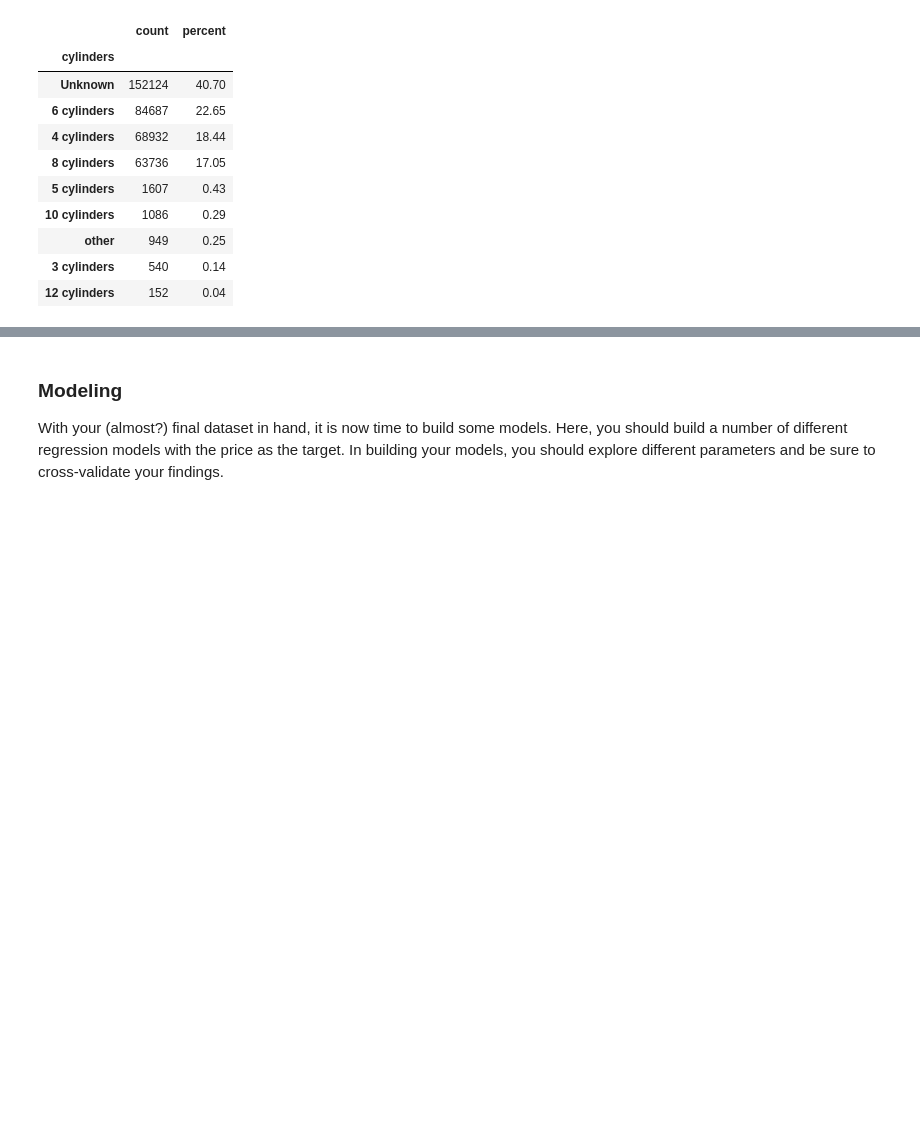
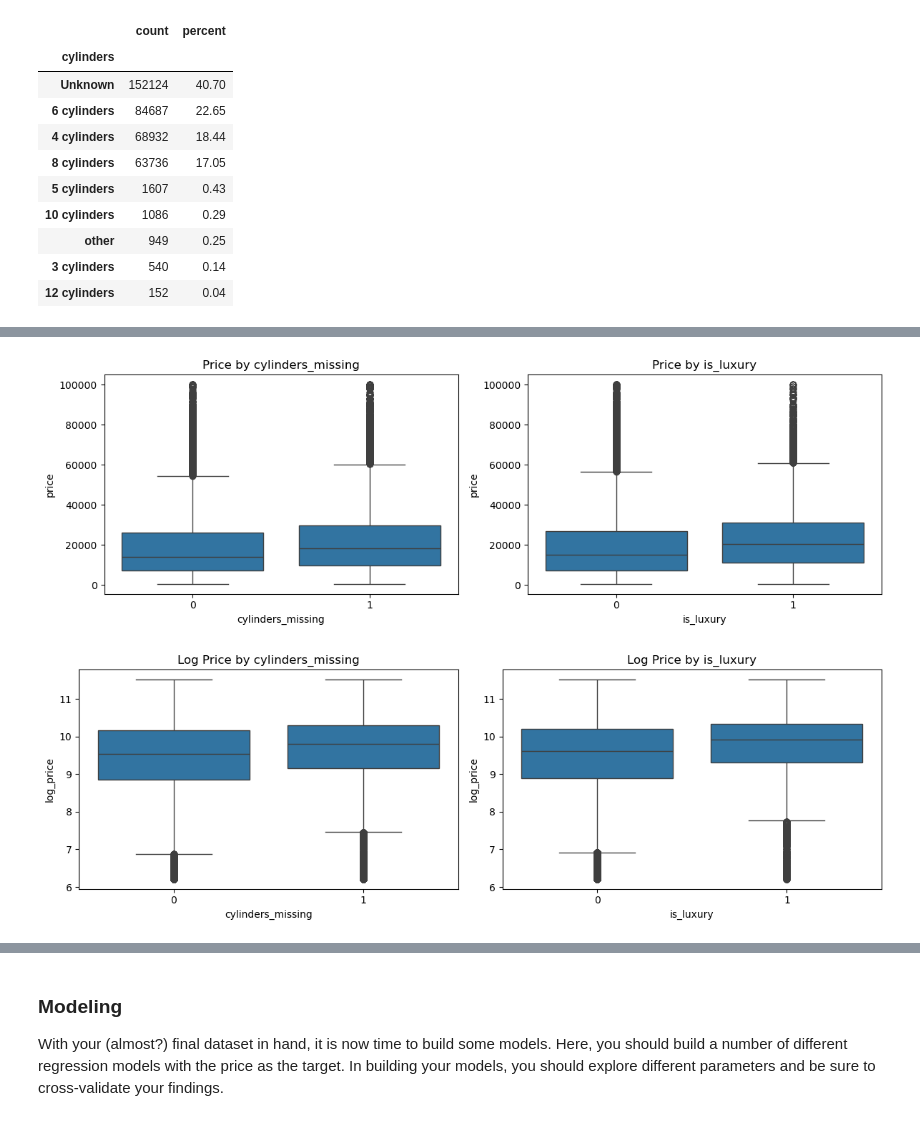
Before and after one commit to RT-Prog/ML_Learn_1, a Jupyter notebook: CarSalesPredictor/prompt_II.ipynb, the cells around one changed output, grey strips where cells are left out. Cells and saved outputs as stored; diff of their text form; code cells hidden in the pictures; blank space fills up the shorter version.

```diff
--- a/CarSalesPredictor/prompt_II.ipynb
+++ b/CarSalesPredictor/prompt_II.ipynb
@@ -468,0 +578,43 @@ display(
+# %%
+# Binary/Categorical Features
+
+binary_features = [
+    "cylinders_missing",
+    "is_luxury"
+]
+
+# Boxplots for Binary / Categorical Features
+
+# with PRICE
+
+fig, axes = plt.subplots(1, 2, figsize=(12, 4))
+
+for ax, col in zip(axes, binary_features):
+    sns.boxplot(
+        data=cars,
+        x=col,
+        y="price",
+        ax=ax
+    )
+    ax.set_title(f"Price by {col}")
+
+plt.tight_layout()
+plt.show()
+
+# with LOG of PRICE
+fig, axes = plt.subplots(1, 2, figsize=(12, 4))
+
+for ax, col in zip(axes, binary_features):
+    sns.boxplot(
+        data=cars,
+        x=col,
+        y="log_price",
+        ax=ax
+    )
+    ax.set_title(f"Log Price by {col}")
+
+plt.tight_layout()
+plt.show()
+# %% [output]
+[figure, added]
+[figure, added]
```
Also changed, not shown: parts of 9 cells of this notebook.
